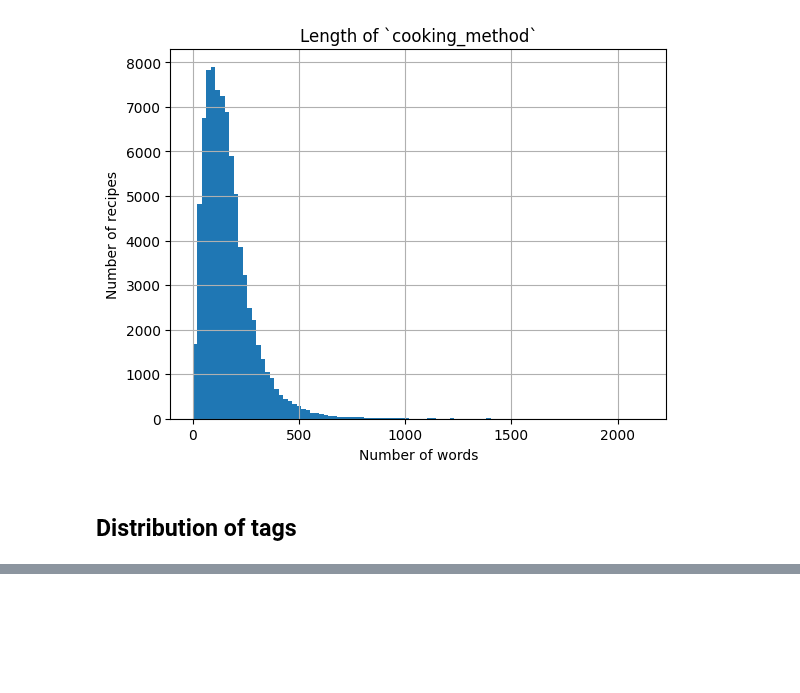
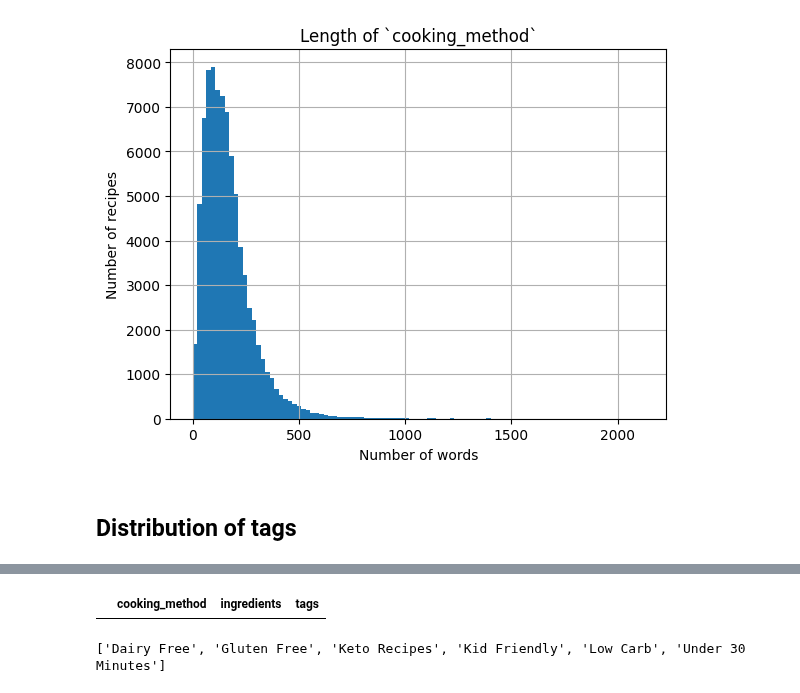
Before and after one commit to lavo2/HLT-Project, a Jupyter notebook: Data_Understanding.ipynb, the cells around one changed output, grey strips where cells are left out. Saved outputs shown, nothing was run; the diff lists cells and outputs as text; code cells hidden in the pictures; blank space fills up the shorter version.

Commit message:
some more data_understanding

```diff
--- a/Data_Understanding.ipynb
+++ b/Data_Understanding.ipynb
@@ -101,0 +107,3 @@ plt.show()
+# %%
+# drop rows with nan values in tags
+df.dropna(subset=['tags'], inplace=True)
@@ -101,0 +126,17 @@ plt.show()
+# %%
+# reset index
+df.reset_index(drop=True, inplace=True)
+# %%
+df[df['tags'] == '[]']
+# %% [output]
+|  | cooking_method | ingredients | tags |
+# %%
+tags = []
+for i in range(len(df)):
+    ing = (df['tags'][i].split(','))
+    # strip the string
+    ing = [x.strip() for x in ing]
+    tags.append(ing)
+print(tags[0])
+# %% [output]
+['Dairy Free', 'Gluten Free', 'Keto Recipes', 'Kid Friendly', 'Low Carb', 'Under 30 Minutes']
```
Also changed, not shown: parts of 6 cells of this notebook.
